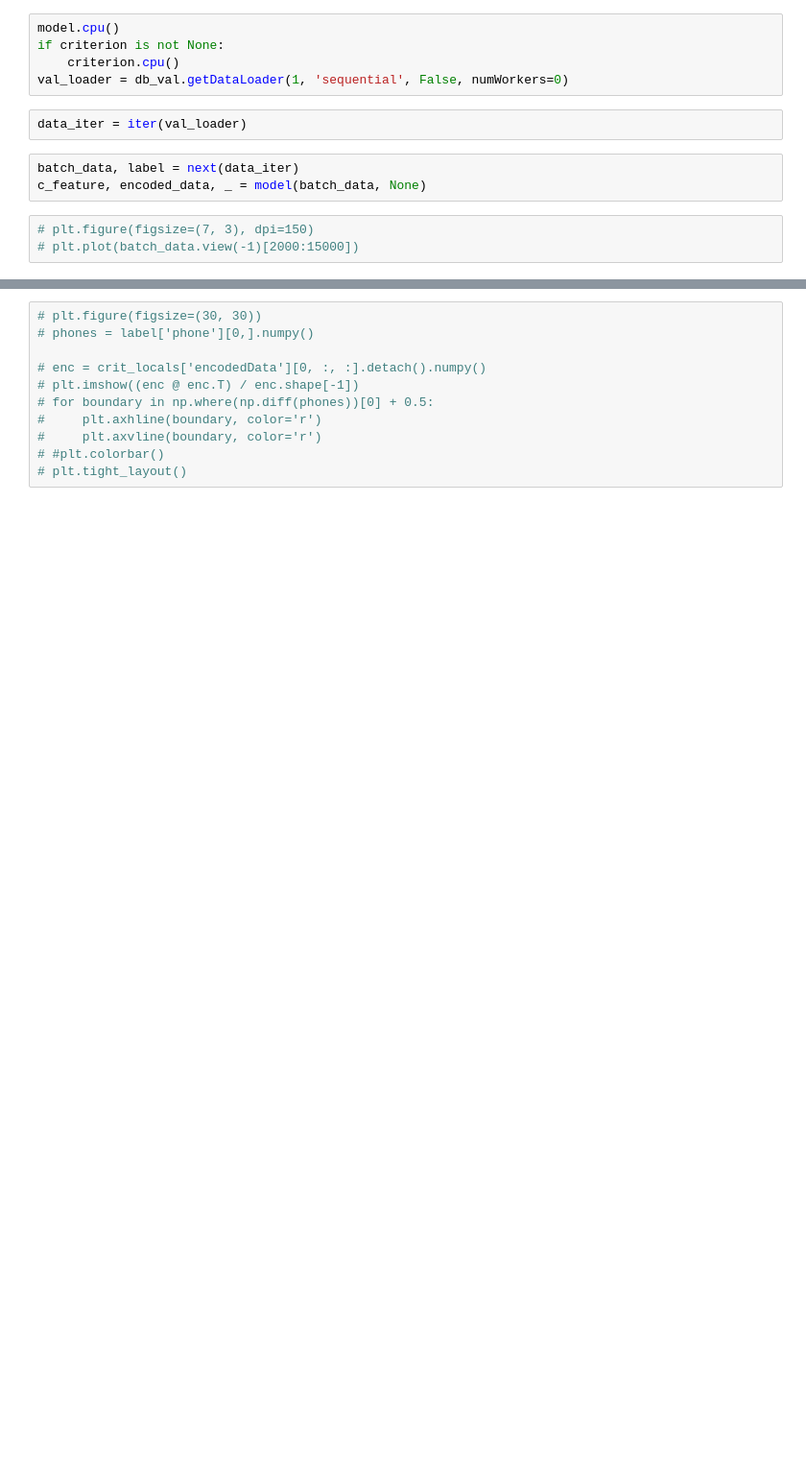
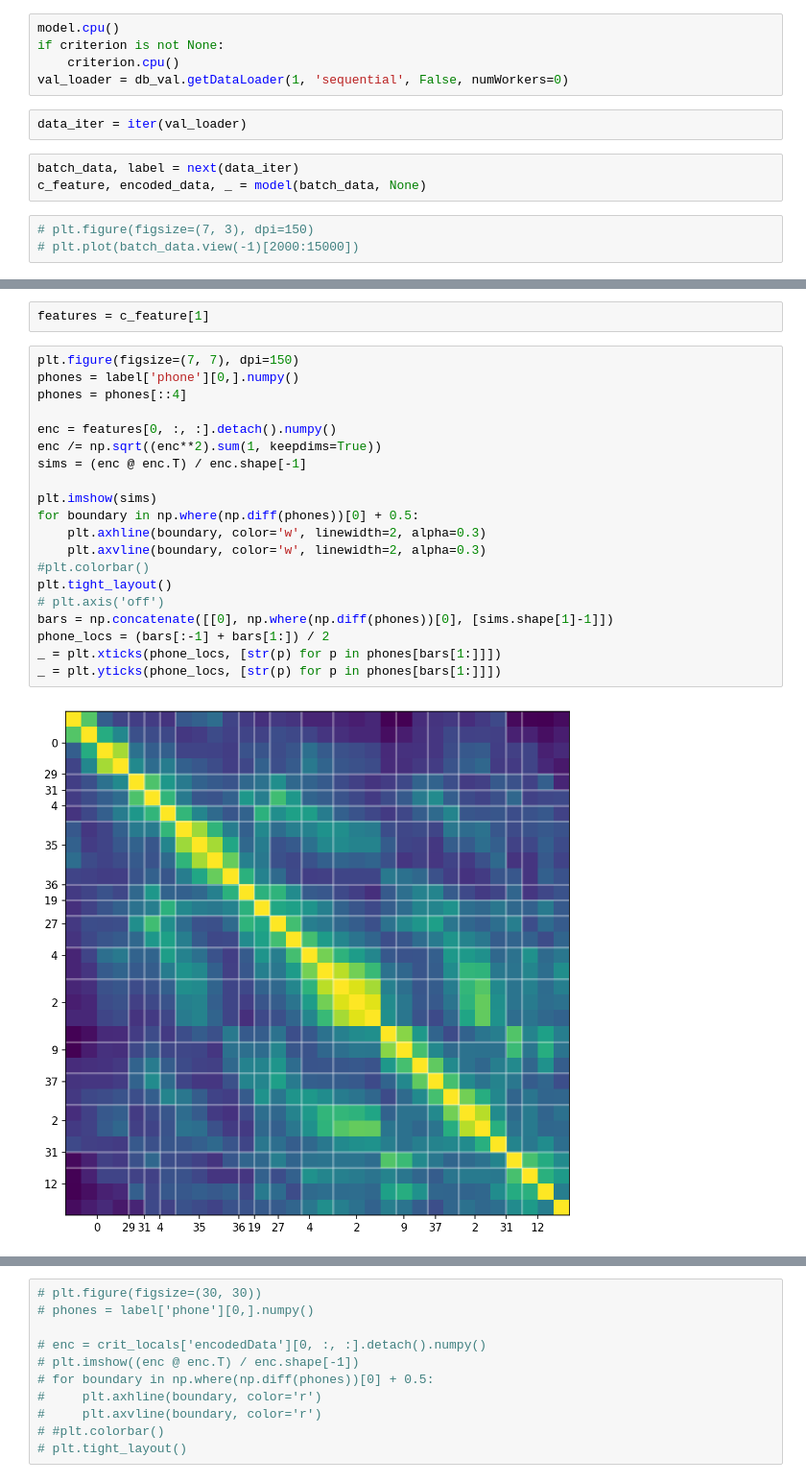
Before and after one commit to chorowski-lab/CPC_audio, a Jupyter notebook: cpc_ctc_visualization.ipynb, the cells around one changed output, grey strips where cells are left out. Shown: that part at 96% size. Cells and saved outputs as stored; diff of their text form; blank space fills up the shorter version.

```diff
--- a/cpc_ctc_visualization.ipynb
+++ b/cpc_ctc_visualization.ipynb
@@ -140,3 +143,27 @@ _ = plt.yticks(phone_locs, [str(p) for p in phones[bars[1:]]])
+# %%
+features = c_feature[1]
+# %%
+plt.figure(figsize=(7, 7), dpi=150)
+phones = label['phone'][0,].numpy()
+phones = phones[::4]
+
+enc = features[0, :, :].detach().numpy()
+enc /= np.sqrt((enc**2).sum(1, keepdims=True))
+sims = (enc @ enc.T) / enc.shape[-1]
+
+plt.imshow(sims)
+for boundary in np.where(np.diff(phones))[0] + 0.5:
+    plt.axhline(boundary, color='w', linewidth=2, alpha=0.3)
+    plt.axvline(boundary, color='w', linewidth=2, alpha=0.3)
+#plt.colorbar()
+plt.tight_layout()
+# plt.axis('off')
+bars = np.concatenate([[0], np.where(np.diff(phones))[0], [sims.shape[1]-1]])
+phone_locs = (bars[:-1] + bars[1:]) / 2
+_ = plt.xticks(phone_locs, [str(p) for p in phones[bars[1:]]])
+_ = plt.yticks(phone_locs, [str(p) for p in phones[bars[1:]]])
+# %% [output]
+[figure, added]
 # %%
 # cFeature: after the autoregressive model
 # encoded_data: output of the encoder
```
Also changed, not shown: parts of 7 cells of this notebook, 11 other files.
